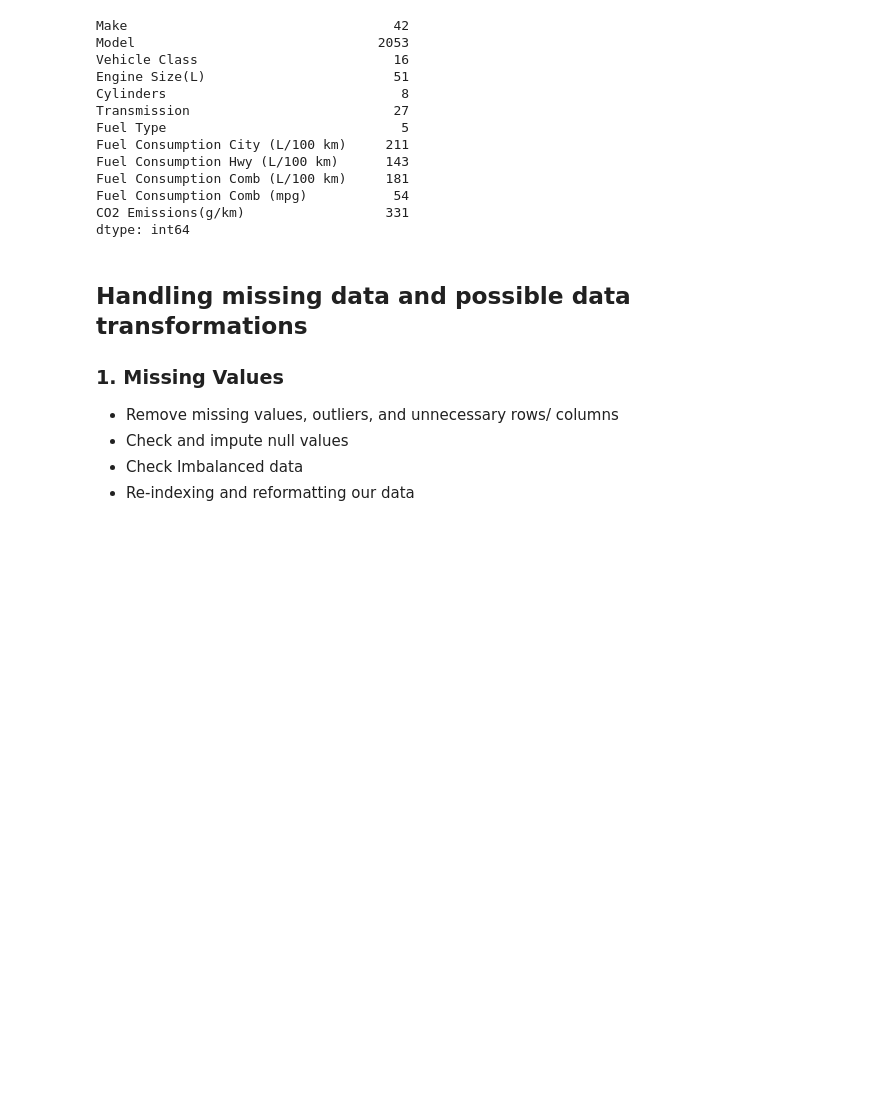
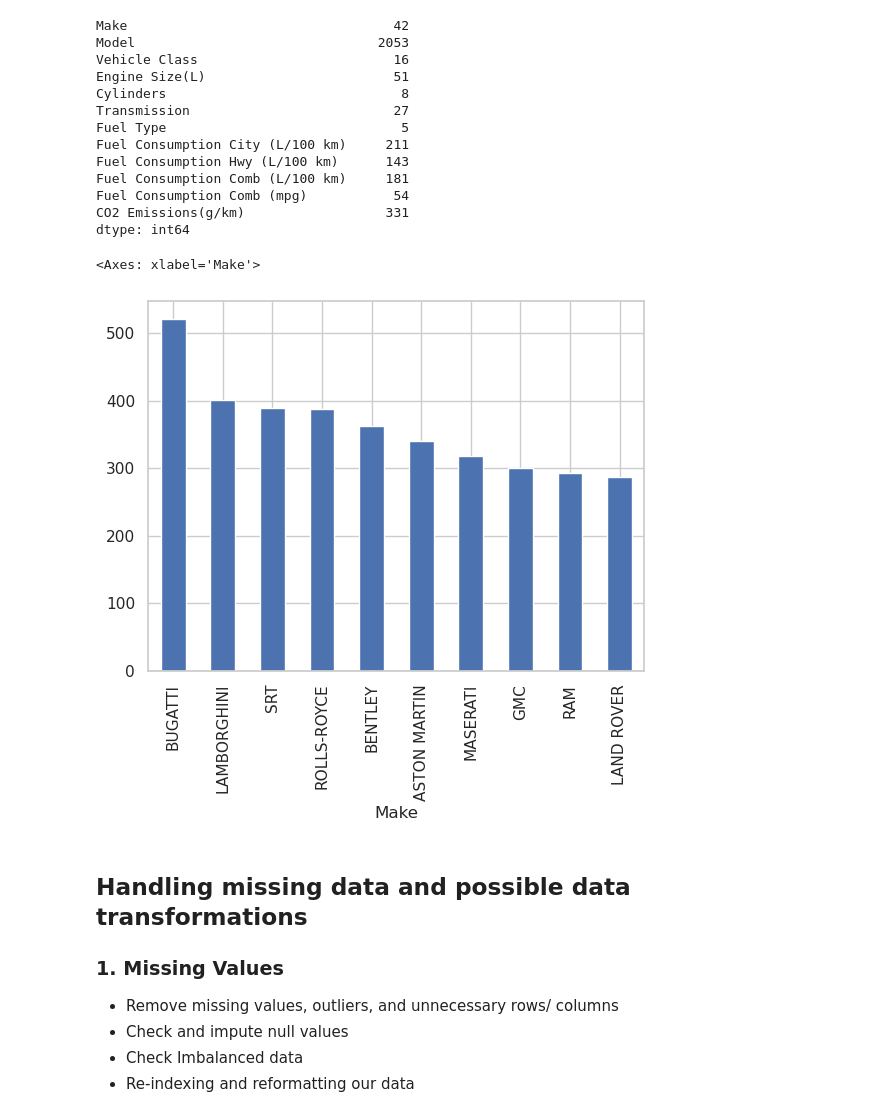
Before and after one commit to ritavaz02/daa, a Jupyter notebook: dataset_grupo/daa.ipynb, the cells around one changed output. Drawn from its saved outputs; the diff is of its cells as text; code cells hidden in the pictures; blank space fills up the shorter version.

```diff
--- a/dataset_grupo/daa.ipynb
+++ b/dataset_grupo/daa.ipynb
@@ -206,6 +206,11 @@ Fuel Consumption Comb (L/100 km)     181
 Fuel Consumption Comb (mpg)           54
 CO2 Emissions(g/km)                  331
 dtype: int64
+# %%
+emissions.groupby(emissions['Make'])['CO2 Emissions(g/km)'].mean().sort_values(ascending=False).head(10).plot(kind='bar')
+# %% [output]
+<Axes: xlabel='Make'>
+[figure, added]
 # %% [markdown]
 ## Handling missing data and possible data transformations
 
```
Also changed, not shown: parts of 3 cells of this notebook.
